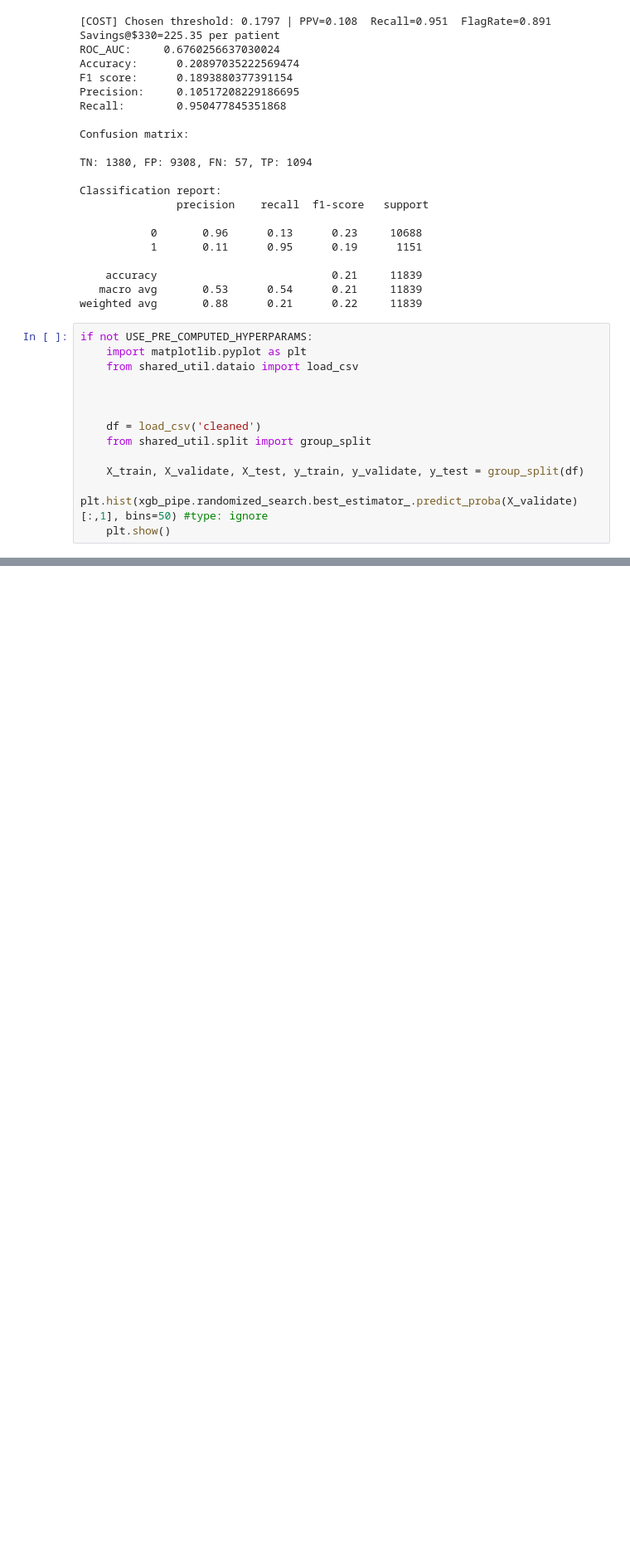
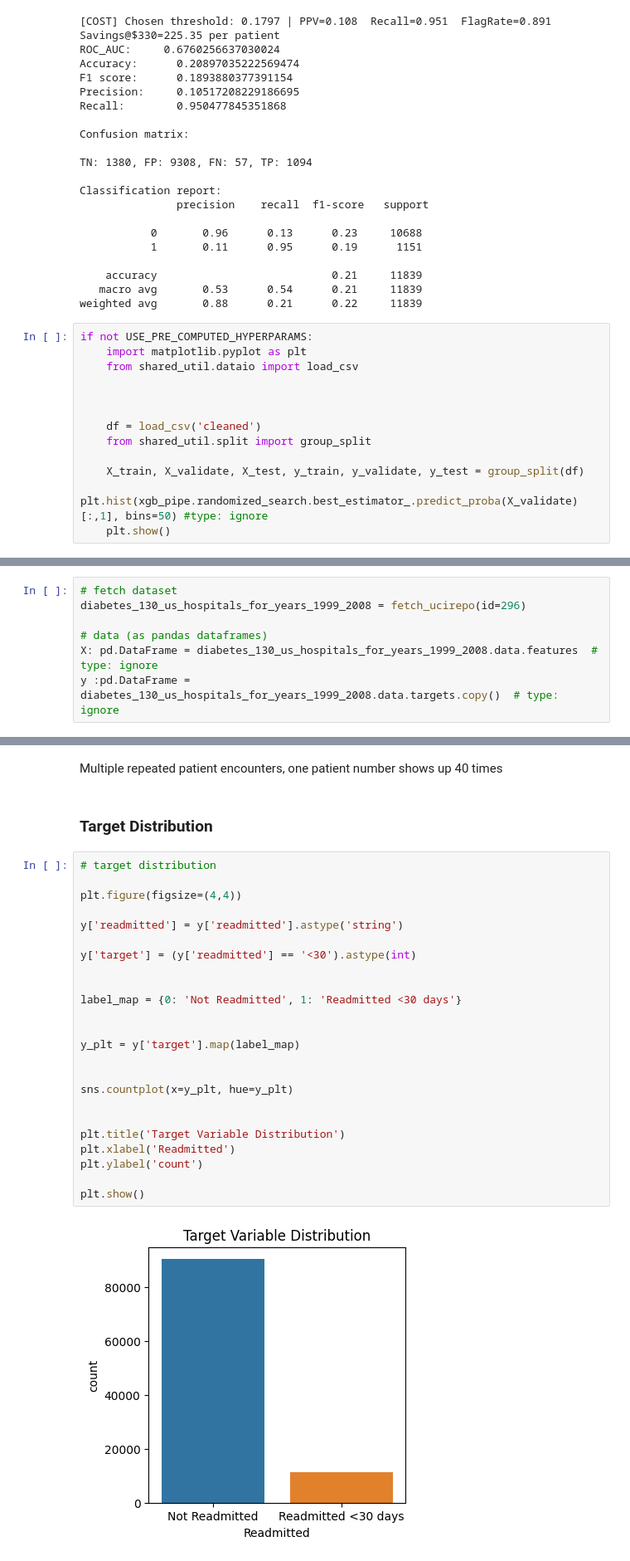
Before and after one commit to meaton96/Eaton_633_Project, a Jupyter notebook: notebooks/000_Main.ipynb, the cells around one changed output, grey strips where cells are left out. Shown at 83% size. Saved outputs shown, nothing was run; the diff lists cells and outputs as text; blank space fills up the shorter version.

```diff
--- a/notebooks/000_Main.ipynb
+++ b/notebooks/000_Main.ipynb
@@ -880,0 +954,7 @@ if not USE_PRE_COMPUTED_HYPERPARAMS:
+# %%
+# fetch dataset
+diabetes_130_us_hospitals_for_years_1999_2008 = fetch_ucirepo(id=296)
+
+# data (as pandas dataframes)
+X: pd.DataFrame = diabetes_130_us_hospitals_for_years_1999_2008.data.features  # type: ignore
+y :pd.DataFrame = diabetes_130_us_hospitals_for_years_1999_2008.data.targets.copy()  # type: ignore
@@ -880,0 +1019,30 @@ if not USE_PRE_COMPUTED_HYPERPARAMS:
+# %% [markdown]
+Multiple repeated patient encounters, one patient number shows up 40 times
+# %% [markdown]
+### Target Distribution
+# %%
+# target distribution
+
+plt.figure(figsize=(4,4))
+
+y['readmitted'] = y['readmitted'].astype('string')
+
+y['target'] = (y['readmitted'] == '<30').astype(int)
+
+
+label_map = {0: 'Not Readmitted', 1: 'Readmitted <30 days'}
+
+
+y_plt = y['target'].map(label_map)
+
+
+sns.countplot(x=y_plt, hue=y_plt)
+
+
+plt.title('Target Variable Distribution')
+plt.xlabel('Readmitted')
+plt.ylabel('count')
+
+plt.show()
+# %% [output]
+[figure, added]
```
Also changed, not shown: parts of 95 cells of this notebook, 2 other files.
